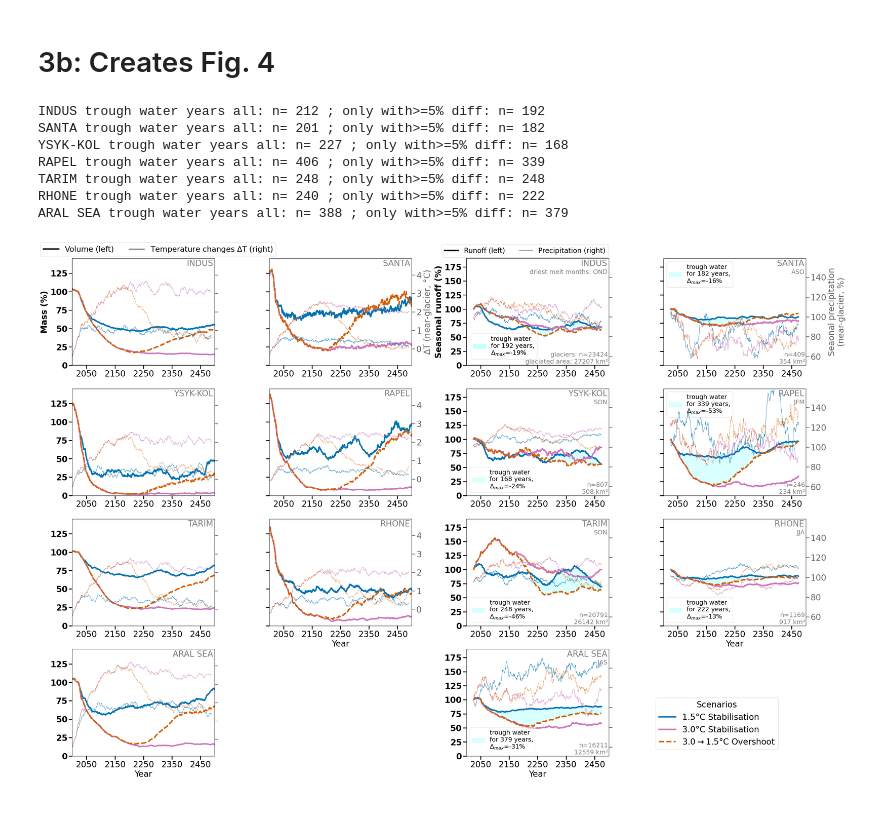
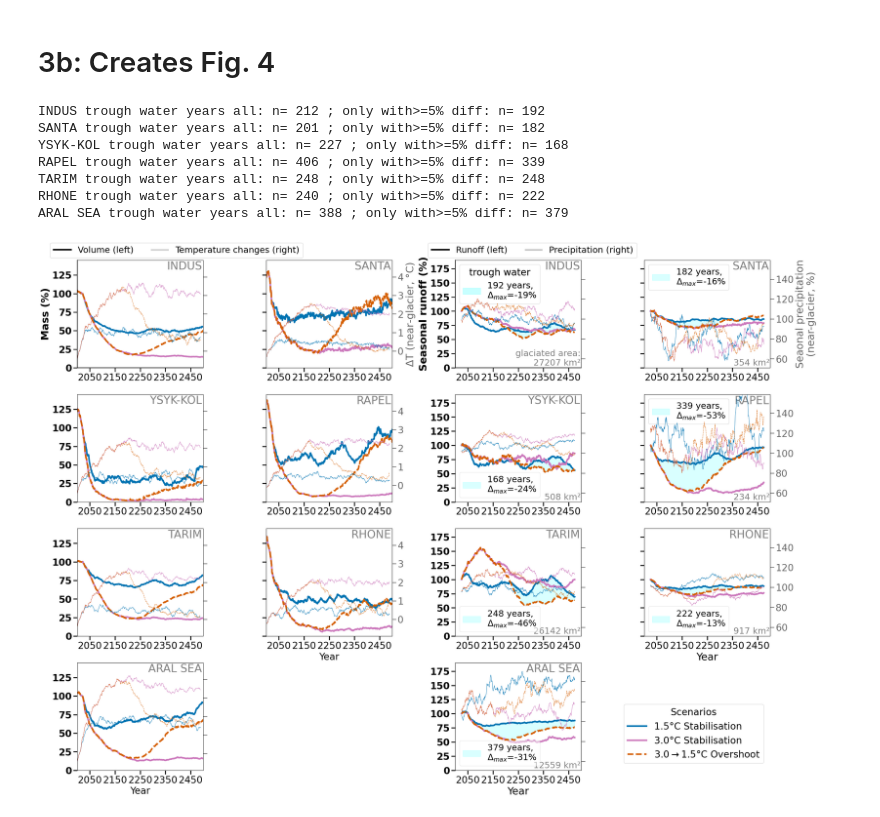
Before and after one commit to lilianschuster/glacier_overshoot_irreversibility_trough_water, a Jupyter notebook: B_main_analysis_figure_creation/3b_fig_4.ipynb, the cells around one changed output. Drawn from its saved outputs; the diff is of its cells as text; code cells hidden in the pictures.

Commit message:
update README and figures from DR feedback

```diff
--- a/B_main_analysis_figure_creation/3b_fig_4.ipynb
+++ b/B_main_analysis_figure_creation/3b_fig_4.ipynb
@@ -55,7 +55,8 @@ for j in np.arange(0,12,1):
 # %%
 past_black = False
 plt.rc('font', size=24)
-plt.figure(figsize=(33,22)) # distances will be reduced afterwards
+fs_label = 26
+plt.figure(figsize=(28,20)) # distances will be reduced afterwards
 add_more = True
 basins = pd_basins_arid_glac_num_all.MRBID.values
 
@@ -89,7 +90,7 @@ sns.lineplot(data=pd_vol_scenario_rel_common_basin.loc[pd_vol_scenario_rel_commo
 #ax.set_xlabel('Year')
 #ax.grid(axis='x')
 plt.ylabel(f'Mass (%)',# relative to 2020)',
-           weight='bold')
+           weight='bold', fontsize=fs_label)
 ax.set_yticks(ticks=[0,25,50,75,100,125],
            labels=[0,25,50,75,100,125], weight='bold')
 
@@ -149,7 +150,7 @@ ax_0 = ax
 
 plt.text(0.99,0.99, basin_name,
              transform=ax.transAxes,ha='right',va='top',
-             color='grey', fontsize=24, zorder=-1)
+             color='grey', fontsize=28, zorder=-1)
 
 axs = []
 for j, basin in enumerate(basins[1:]):
@@ -182,7 +183,7 @@ for j, basin in enumerate(basins[1:]):
 
     plt.text(0.99,0.99, basin_name,
              transform=ax.transAxes,ha='right',va='top',
-             color='grey', fontsize=24, zorder=-1)
+             color='grey', fontsize=28, zorder=-1)
 
     if j in x_j:
         ax.set_yticks(ticks=[0,25,50,75,100,125],
@@ -236,7 +237,7 @@ for j, basin in enumerate(basins[1:]):
         plt.setp(ax2.get_yticklabels(), visible=False, fontsize=1)
     if j == 0:
         ax2.set_ylabel(ylabel,
-                      alpha = 0.6)
+                      alpha = 0.6, fontsize=fs_label)
     #ax2.set_ylim([0,5.5]);
     ax.set_xlabel('')
     ax.set_xlim([2000,2500])
@@ -265,7 +266,7 @@ plt.subplot(4,4,1+2)
 ax = plt.gca()
 
 #ax.set_ylabel('runoff of 3 driest melt months\n(% relative to 2000-2050)', weight='bold')
-ax.set_ylabel('Seasonal runoff (%)', weight='bold')
+ax.set_ylabel('Seasonal runoff (%)', weight='bold', fontsize=fs_label)
 
 basin = basins[0]
 basin_n = pd_basins_arid_glac_num_all.loc[pd_basins_arid_glac_num_all.MRBID==int(basin)]['RIVER_BASIN'].values[0]#.split()#[0]
@@ -370,7 +371,8 @@ if add_more:
 
     leg2 = ax.legend([handles[1], handles_2[0]], ['Runoff (left)', # #, 51-yr avg.)',
                                                   f'Precipitation (right)'], #, 51-yr avg.)'],
-                     loc='lower right', fontsize=20, bbox_to_anchor=(1.02,0.98), ncol=2)
+                     loc='lower left', fontsize=22,
+                     bbox_to_anchor=(-0.25,0.98), ncol=2)
     leg2.get_lines()[0].set_linewidth(4)
     leg2.get_lines()[1].set_linewidth(0.8)
     for l in leg2.get_lines():
@@ -380,14 +382,15 @@ if add_more:
 
 ax.text(0.99,0.99, basin_name,
              transform=ax.transAxes,ha='right',va='top',
-             color='grey', fontsize=24, zorder=-1)
-ax.text(0.99,0.9,
-         basin_name_2,transform=ax.transAxes,ha='right',va='top',
-         color='grey', fontsize=18, zorder=-1)
+             color='grey', fontsize=28, zorder=-1)
+#ax.text(0.99,0.9,
+#         basin_name_2,transform=ax.transAxes,ha='right',va='top',
+#         color='grey', fontsize=18, zorder=-1)
 
-ax.text(0.995,0.005, f'glaciers: n={n_glaciers}\nglaciated area: {glac_area} km²',
+ax.text(0.995,0.005, #f'glaciers: n={n_glaciers}\n
+        f'glaciated area:\n{glac_area} km²',
      transform=ax.transAxes,ha='right',va='bottom',
-     color='grey', fontsize=18, zorder=-1)
+     color='grey', fontsize=22, zorder=-1)
 if add_more:
     y0,y1 = pd_basins_arid_glac_num_all['trough_water_pot_start_end'].loc[pd_basins_arid_glac_num_all.MRBID==basin].squeeze().split('_')
     pd_basin_sel = pd_runoff_dry3m_scenario_rel_basin.loc[pd_runoff_dry3m_scenario_rel_basin.basin == basin].dropna()
@@ -400,18 +403,19 @@ if add_more:
                                                         'trough_water_max_diff']].loc[pd_basins_arid_glac_num_all.MRBID==basin].squeeze().values
 
     water_trough_max_diff = np.round(float(water_trough_max_diff),0)
-    add_label = f'for {int(nyears)} years,\n' + r'$\Delta_{max}$=-'+f'{int(water_trough_max_diff)}%'
+    add_label = f'{int(nyears)} years,\n' + r'$\Delta_{max}$=-'+f'{int(water_trough_max_diff)}%'
     condi_5perc = (pd_basin_sel_oversh_T30OS15_runoff['runoff_dry3m_rel_2000_2050_%']-pd_basin_sel_stab_T15_runoff['runoff_dry3m_rel_2000_2050_%']).loc[float(y0):float(y1)+1]<=-5
     # pd_basin_sel_oversh_T30OS15_runoff.loc[float(y0):float(y1)+1]['runoff_dry3m_rel_2000_2050_%'].where(condi_5perc)
     ax.fill_between(pd_basin_sel_stab_T15_runoff.loc[float(y0):float(y1)+1].time.where(condi_5perc),
                      pd_basin_sel_stab_T15_runoff.loc[float(y0):float(y1)+1]['runoff_dry3m_rel_2000_2050_%'].where(condi_5perc),
                      pd_basin_sel_oversh_T30OS15_runoff.loc[float(y0):float(y1)+1]['runoff_dry3m_rel_2000_2050_%'].where(condi_5perc),
-                     alpha = 0.15, color='cyan', zorder=-1, label='trough water\n'+add_label)
+                     alpha = 0.15, color='cyan', zorder=-1, label=add_label) #'trough water\n'+
     print(basin_name, 'trough water years', 'all: n=', len(pd_basin_sel_stab_T15_runoff.loc[float(y0):float(y1)+1]['runoff_dry3m_rel_2000_2050_%'].dropna()),
           '; only with>=5% diff: n=',
           len((pd_basin_sel_oversh_T30OS15_runoff['runoff_dry3m_rel_2000_2050_%']-pd_basin_sel_stab_T15_runoff['runoff_dry3m_rel_2000_2050_%']).loc[float(y0):float(y1)+1].where(condi_5perc).dropna()))
     handles_x, labels_x = ax.get_legend_handles_labels()
-    leg3 = ax.legend([handles_x[-1]], [labels_x[-1]], loc='lower left',bbox_to_anchor=(0.01,0.03),fontsize=18, framealpha = 0.5)
+    leg3 = ax.legend([handles_x[-1]], [labels_x[-1]], loc='upper left', title = 'trough water',#bbox_to_anchor=(0.01,0.03),
+                     fontsize=22, framealpha = 0.5)
     ax.add_artist(leg3)
 ax_b0 = ax
 
@@ -447,14 +451,14 @@ for j, basin in enumerate(basins[1:]):
 
     plt.text(0.99,0.99, basin_name,
              transform=ax.transAxes,ha='right',va='top',
-             color='grey', fontsize=24, zorder=-1)
-    plt.text(0.99,0.9,
-         basin_name_2,transform=ax.transAxes,ha='right',va='top',
-         color='grey', fontsize=18, zorder=-1)
+             color='grey', fontsize=28, zorder=-1)
+    #plt.text(0.99,0.9,
+    #     basin_name_2,transform=ax.transAxes,ha='right',va='top',
+    #     color='grey', fontsize=18, zorder=-1)
 
-    plt.text(0.995,0.005, f'n={n_glaciers}\n{glac_area} km²', #f'{n_glaciers} glaciers\n{glac_area} km²',
+    plt.text(0.995,0.005, f'{glac_area} km²', #f'n={n_glaciers}\n{glac_area} km²', #f'{n_glaciers} glaciers\n{glac_area} km²',
      transform=ax.transAxes,ha='right',va='bottom',
-     color='grey', fontsize=18, zorder=-1)
+     color='grey', fontsize=22, zorder=-1)
     ax.set_ylabel('')
     if j in x_j:
         ax.set_yticks(ticks=np.arange(0,250,25),
@@ -503,11 +507,11 @@ for j, basin in enumerate(basins[1:]):
             plt.setp(ax2.get_yticklabels(), visible=False, fontsize=1)
         if j == 0:
             ax2.set_ylabel(ylabel,
-                          alpha = 0.6)
+                          alpha = 0.6, fontsize=fs_label)
         #ax2.set_ylim([-0.9,5.9]);
 
     if j >4:
-        ax.set_xlabel('Year')
+        ax.set_xlabel('Year', fontsize=fs_label)
     else:
         ax.set_xlabel('')
     ax.set_xlim([2000,2500])
@@ -531,18 +535,18 @@ for j, basin in enumerate(basins[1:]):
                                                                 'trough_water_max_diff']].loc[pd_basins_arid_glac_num_all.MRBID==basin].squeeze().values
 
             water_trough_max_diff = np.round(float(water_trough_max_diff),0)
-            add_label = f'for {int(nyears)} years,\n' + r'$\Delta_{max}$=-'+f'{int(water_trough_max_diff)}%'
+            add_label = f'{int(nyears)} years,\n' + r'$\Delta_{max}$=-'+f'{int(water_trough_max_diff)}%'
             condi_5perc = (pd_basin_sel_oversh_T30OS15_runoff['runoff_dry3m_rel_2000_2050_%']-pd_basin_sel_stab_T15_runoff['runoff_dry3m_rel_2000_2050_%']).loc[float(y0):float(y1)+1]<=-5
             # pd_basin_sel_oversh_T30OS15_runoff.loc[float(y0):float(y1)+1]['runoff_dry3m_rel_2000_2050_%'].where(condi_5perc)
             # important -> keep the NaNs to show the potential incontinuoties ...
             ax.fill_between(pd_basin_sel_stab_T15_runoff.loc[float(y0):float(y1)+1].time.where(condi_5perc),
                              pd_basin_sel_stab_T15_runoff.loc[float(y0):float(y1)+1]['runoff_dry3m_rel_2000_2050_%'].where(condi_5perc),
                              pd_basin_sel_oversh_T30OS15_runoff.loc[float(y0):float(y1)+1]['runoff_dry3m_rel_2000_2050_%'].where(condi_5perc),
-                             alpha = 0.15, color='cyan', zorder=-1, label='trough water\n'+add_label)
-            if (basin_n == 'RAPEL') or (basin_n == 'SANTA'):
-                leg_t=ax.legend(loc='upper left', fontsize=18)
+                             alpha = 0.15, color='cyan', zorder=-1, label=add_label) # 'trough water\n'
+            if (basin_n == 'RAPEL') or (basin_n == 'SANTA') or (basin_n=='INDUS'):
+                leg_t=ax.legend(loc='upper left', fontsize=22)
             else:
-                leg_t = ax.legend(loc='lower left', fontsize=18, framealpha = 0.5)
+                leg_t = ax.legend(loc='lower left', fontsize=22, framealpha = 0.5)
         except:
             print(f'no trough water: {basin}')
         print(basin_name, 'trough water years', 'all: n=', len(pd_basin_sel_stab_T15_runoff.loc[float(y0):float(y1)+1]['runoff_dry3m_rel_2000_2050_%'].dropna()),
@@ -555,35 +559,36 @@ for j, basin in enumerate(basins[1:]):
     axs.append(ax)
 plt.tight_layout(h_pad=0.1, w_pad=0.3, rect=[0, 0, 1, 0.98])
 
 ####
 leg2a = ax_0.legend([handlesa[1], handles_2a[0]], ['Volume (left)',
-                                                  r'Temperature changes $\Delta$T (right)'], #, near-glacier, 20-yr avg.)'],
-                 loc='lower left', fontsize=22, bbox_to_anchor=(-0.25,0.98), ncol=2)
+                                                  r'Temperature changes (right)'], # $\Delta$T  ### near-glacier, 20-yr avg.)'],
+                 loc='lower left', fontsize=22,
+                    bbox_to_anchor=(-0.25,0.98), ncol=2)
 leg2a.get_lines()[0].set_linewidth(4)
-leg2a.get_lines()[1].set_linewidth(2)
+leg2a.get_lines()[1].set_linewidth(0.8)
 for l in leg2a.get_lines():
     l.set_color('black')
 #ax.add_artist(leg)
 
 
 ax_b0.add_artist(leg2)
 from matplotlib.lines import Line2D
 lines = []
 for k in scenarios:
     line = Line2D([0], [0], label=label_scenario[k], color=color_scenario_poster[k], lw=4, ls = scenario_ls[k])
     lines.append(line)
-axs[-2].set_xlabel('Year')
+axs[-2].set_xlabel('Year', fontsize=fs_label)
 # CMIP6 overshoot GCMs and ESMs until 2300CMIP6 overshoot GCMs and ESMs until 2300
 ax.legend(handles=lines, loc = 'lower left', bbox_to_anchor=(1.3,0.02), title = 'Scenarios')
 ax.add_artist(leg_t)
 plt.savefig(f'../figures/fig_4_before_manual_adjustment.png')
 plt.savefig(f'../figures/fig_4_before_manual_adjustment.pdf')
 # %% [output]
 INDUS trough water years all: n= 212 ; only with>=5% diff: n= 192
 SANTA trough water years all: n= 201 ; only with>=5% diff: n= 182
 YSYK-KOL trough water years all: n= 227 ; only with>=5% diff: n= 168
 RAPEL trough water years all: n= 406 ; only with>=5% diff: n= 339
 TARIM trough water years all: n= 248 ; only with>=5% diff: n= 248
 RHONE trough water years all: n= 240 ; only with>=5% diff: n= 222
 ARAL SEA trough water years all: n= 388 ; only with>=5% diff: n= 379
-[figure, old version]
+[figure, new version]
```
Also changed, not shown: parts of 1 cell of this notebook, 3 other files.
